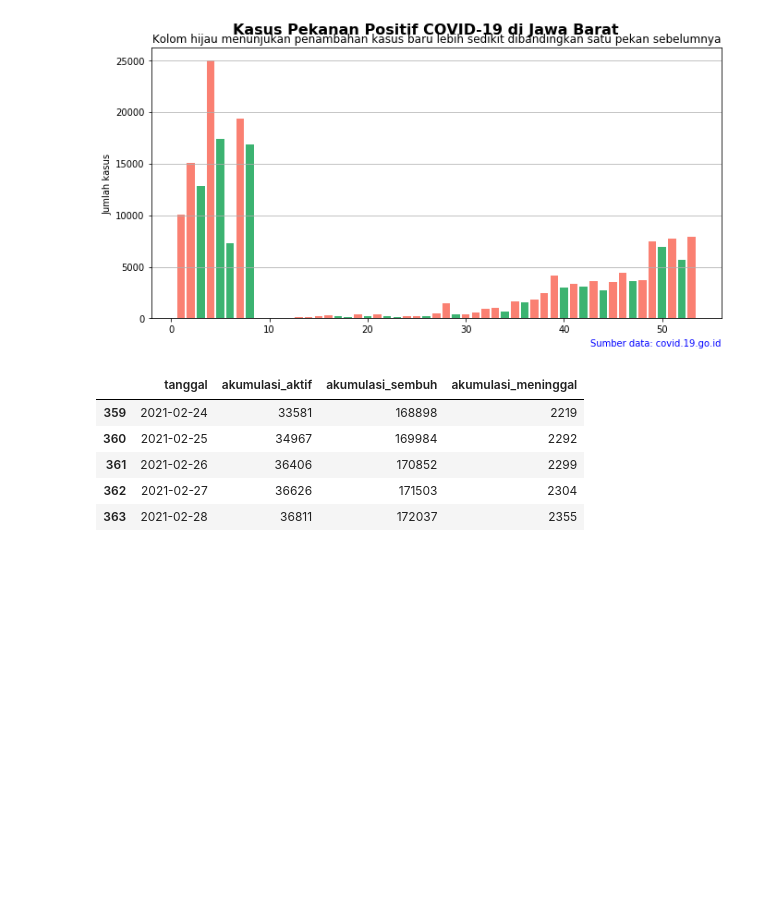
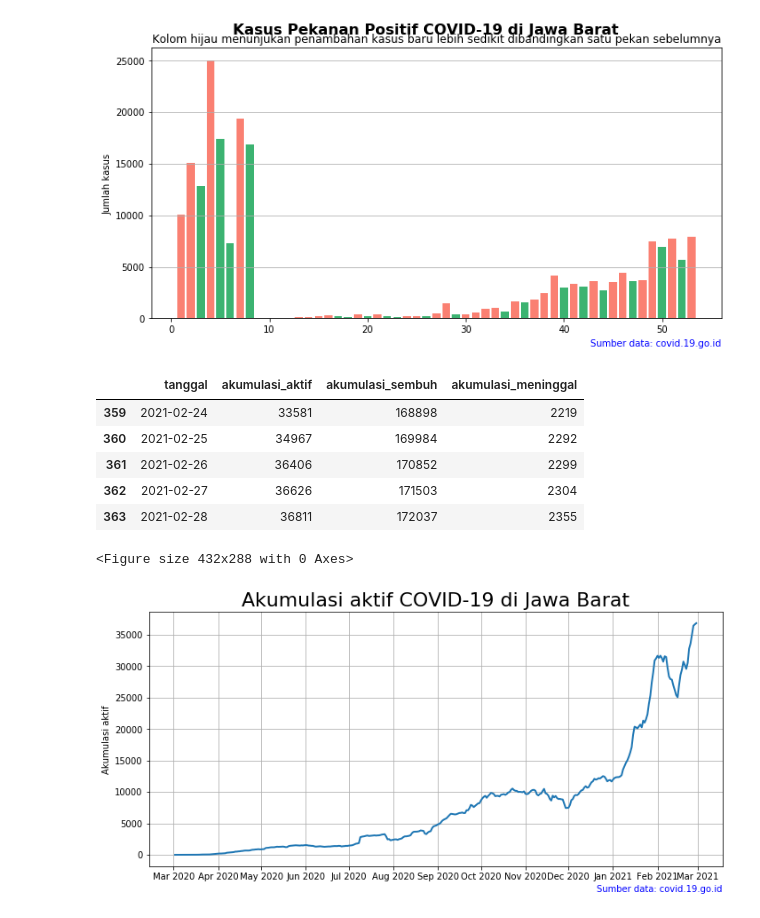
Before and after one commit to ryanrizkyf/Project-EksplorasiAnalisis-Data-COVID19-Indonesia-Python, a Jupyter notebook: Project-EA-COVID19-ID.ipynb, the cells around one changed output. Cells and saved outputs as stored; diff of their text form; code cells hidden in the pictures; blank space fills up the shorter version.

```diff
--- a/Project-EA-COVID19-ID.ipynb
+++ b/Project-EA-COVID19-ID.ipynb
@@ -453,3 +453,31 @@ cov_jabar_akumulasi.tail()
 | 361 | 2021-02-26 | 36406 | 170852 | 2299 |
 | 362 | 2021-02-27 | 36626 | 171503 | 2304 |
 | 363 | 2021-02-28 | 36811 | 172037 | 2355 |
+# %%
+# Membuat Line Chart
+
+# Sekarang cobalah Anda buat line-chart pola kasus aktif dengan menggunakan method plot pada ax
+
+import matplotlib.pyplot as plt
+import matplotlib.dates as mdates
+
+plt.clf()
+fig, ax = plt.subplots(figsize=(10,5))
+ax.plot('tanggal', 'akumulasi_aktif', data=cov_jabar_akumulasi, lw=2)
+
+ax.set_title('Akumulasi aktif COVID-19 di Jawa Barat',
+             fontsize=22)
+ax.set_xlabel('')
+ax.set_ylabel('Akumulasi aktif')
+ax.text(1, -0.1, 'Sumber data: covid.19.go.id', color='blue',
+        ha='right', transform=ax.transAxes)
+
+ax.xaxis.set_major_locator(mdates.MonthLocator())
+ax.xaxis.set_major_formatter(mdates.DateFormatter('%b %Y'))
+
+plt.grid()
+plt.tight_layout()
+plt.show()
+# %% [output]
+<Figure size 432x288 with 0 Axes>
+[figure, added]
```
